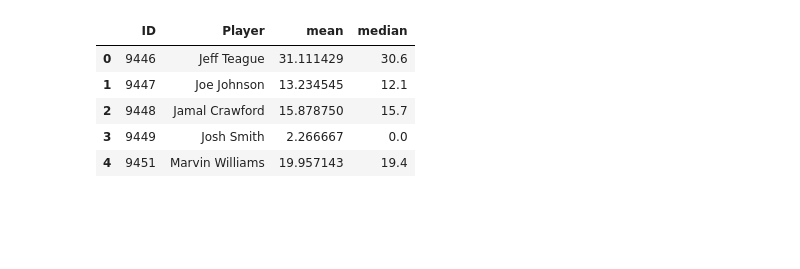
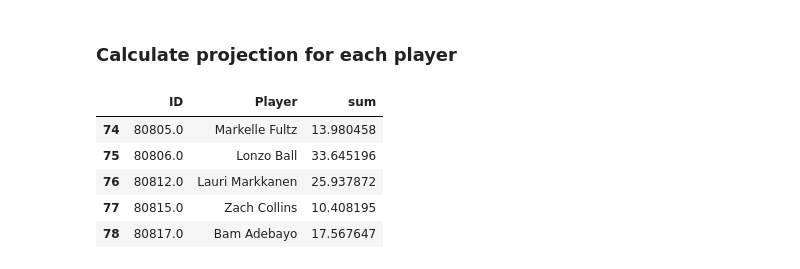
Before and after one commit to smtangen/personal_repository, a Jupyter notebook: Fantasy Basketball/FB projections.ipynb, the cells around one changed output. Drawn from its saved outputs; the diff is of its cells as text; code cells hidden in the pictures; blank space fills up the shorter version.

```diff
--- a/Fantasy Basketball/FB projections.ipynb
+++ b/Fantasy Basketball/FB projections.ipynb
@@ -6,0 +155,24 @@ data["Fantasy_points"] = 1.2*data["TRB"] + 1.5*data["AST"] + 3*data["STL"] + 3*d
+# %%
+pos = fanduel.drop(fanduel.columns[[2, 3, 4, 5, 6, 7, 8, 9, 10,11, 12, 13]], axis=1)
+conditions = [(pos["Position"] == "PF"), (pos["Position"] == "C"), (pos["Position"] == "SF"),
+              (pos["Position"] == "SG"), (pos["Position"] == "PG")]
+choices1 = ["C", "PF", "SG", "PG", "PG"]
+pos["Pos2"] = np.select(conditions, choices1, default="PG")
+choices2 = ["SF", "C", "PF", "SF", "SG"]
+pos["Pos3"] = np.select(conditions, choices2, default="PG")
+
+data_pos = pd.merge(data, pos, how='left', left_on='ID', right_on='Id')
+data_pos.drop(["Id"], axis=1, inplace=True)
+data_pos.dropna(subset=['Position'], inplace=True)
+
+adj_data = pd.merge(data_pos, fanduel, how='right', left_on='ID', right_on='Id')
+adj_data.drop(["Salary", "Played", "Game", "Injury Indicator", "Injury Details", "Tier",
+               "FPPG", "Nickname", "First Name", "Last Name", "Id",
+               "Position_y", "Team", "Result", "TRB", "Pos", "Age","FG", "FGA","FG%", "2P", "2PA", "2P%",
+              "3P", "3PA", "3P%", "FT", "FTA", "PF", "FT%", "GmSc"], axis=1, inplace=True)
+adj_data.rename(columns={"Position_x":"Position", "Opponent":"Tonight_Opp"}, inplace=True)
+
+adj_data["Tonight_Opp"] = np.where(adj_data["Tonight_Opp"] == "NY", "NYK", adj_data["Tonight_Opp"])
+adj_data["Tonight_Opp"] = np.where(adj_data["Tonight_Opp"] == "NO", "NOP", adj_data["Tonight_Opp"])
+
+adj_data.head()
@@ -6,0 +188,12 @@ data["Fantasy_points"] = 1.2*data["TRB"] + 1.5*data["AST"] + 3*data["STL"] + 3*d
+# %%
+# merge on opponent and team for each stat, for Pos1, 2, and 3, and for historical opponent and next opponent
+
+pos_1_prev_opp = pd.merge(adj_data, opp_stats, how='left', left_on=['Opp', 'Position'], right_on=['Opp', 'Position'])
+pos_2_prev_opp = pd.merge(adj_data, opp_stats, how='left', left_on=['Opp', 'Pos2'], right_on=['Opp', 'Position'])
+pos_3_prev_opp = pd.merge(adj_data, opp_stats, how='left', left_on=['Opp', 'Pos3'], right_on=['Opp', 'Position'])
+
+pos_1_ton_opp = pd.merge(adj_data, opp_stats, how='left', left_on=['Tonight_Opp', 'Position'], right_on=['Opp', 'Position'])
+pos_2_ton_opp = pd.merge(adj_data, opp_stats, how='left', left_on=['Tonight_Opp', 'Pos2'], right_on=['Opp', 'Position'])
+pos_3_ton_opp = pd.merge(adj_data, opp_stats, how='left', left_on=['Tonight_Opp', 'Pos3'], right_on=['Opp', 'Position'])
+
+pos_1_ton_opp.head()
@@ -7,11 +277,13 @@ data["Fantasy_points"] = 1.2*data["TRB"] + 1.5*data["AST"] + 3*data["STL"] + 3*d
+# %% [markdown]
+### Calculate projection for each player
 # %%
-aggregate = data.groupby(by=["ID", "Player"], as_index=False).Fantasy_points.agg(["mean", "median"]).reset_index()
-aggregate.columns = aggregate.columns.ravel()
-aggregate.head()
+player_proj = exp_pts.groupby(by=["ID", "Player"], as_index=False).Exp_FP.agg(["sum"]).reset_index()
+player_proj.columns = player_proj.columns.ravel()
+player_proj.tail(5)
 # %% [output]
-|  | ID | Player | mean | median |
-| 0 | 9446 | Jeff Teague | 31.111429 | 30.6 |
-| 1 | 9447 | Joe Johnson | 13.234545 | 12.1 |
-| 2 | 9448 | Jamal Crawford | 15.878750 | 15.7 |
-| 3 | 9449 | Josh Smith | 2.266667 | 0.0 |
-| 4 | 9451 | Marvin Williams | 19.957143 | 19.4 |
+|  | ID | Player | sum |
+| 74 | 80805.0 | Markelle Fultz | 13.980458 |
+| 75 | 80806.0 | Lonzo Ball | 33.645196 |
+| 76 | 80812.0 | Lauri Markkanen | 25.937872 |
+| 77 | 80815.0 | Zach Collins | 10.408195 |
+| 78 | 80817.0 | Bam Adebayo | 17.567647 |
```
Also changed, not shown: parts of 24 cells of this notebook, 14 other files.
